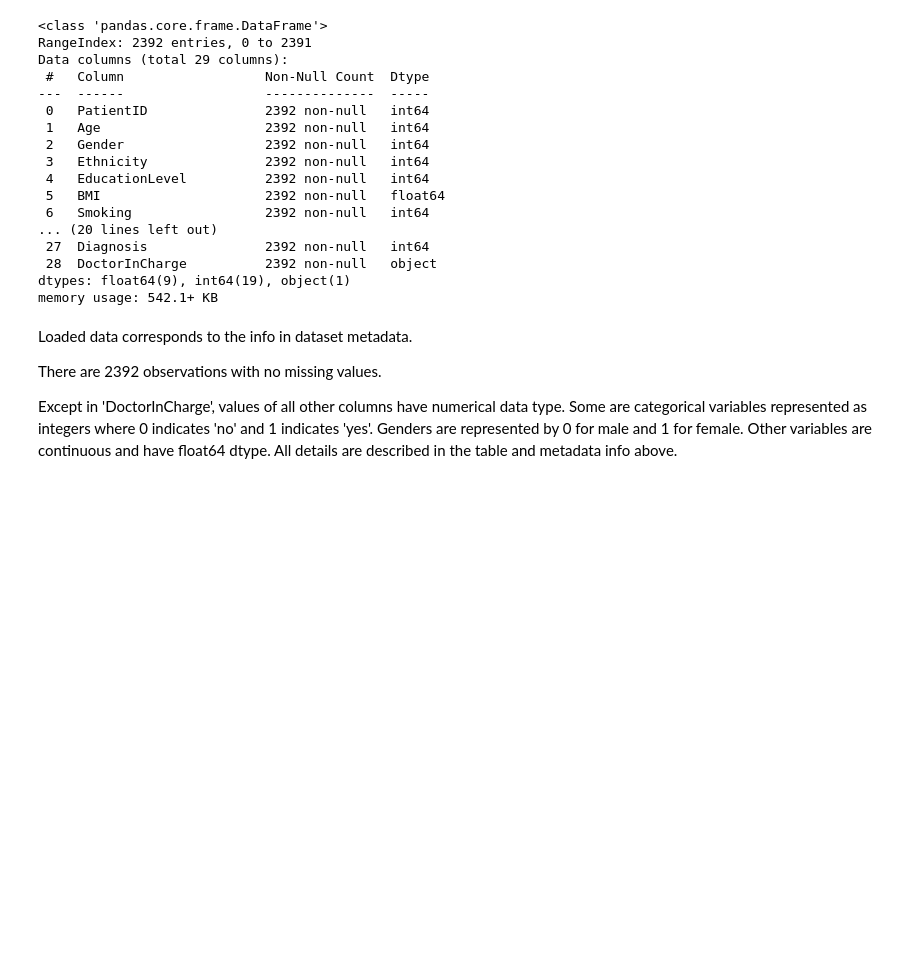
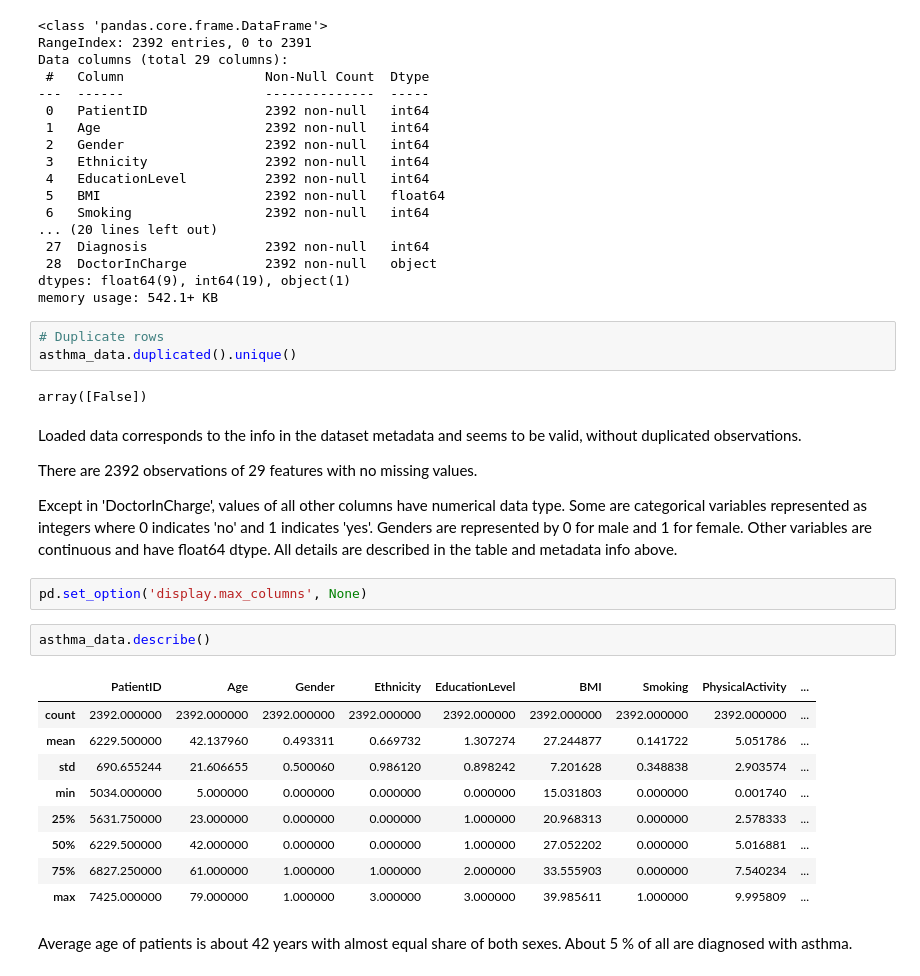
Before and after one commit to finarfin11/asthma-diagnosis, a Jupyter notebook: notebooks/dataset_exploration.ipynb, the cells around one changed output. Drawn from its saved outputs; the diff is of its cells as text; blank space fills up the shorter version.

```diff
--- a/notebooks/dataset_exploration.ipynb
+++ b/notebooks/dataset_exploration.ipynb
@@ -116,9 +116,30 @@ Data columns (total 29 columns):
  28  DoctorInCharge          2392 non-null   object
 dtypes: float64(9), int64(19), object(1)
 memory usage: 542.1+ KB
+# %%
+# Duplicate rows
+asthma_data.duplicated().unique()
+# %% [output]
+array([False])
 # %% [markdown]
-Loaded data corresponds to the info in dataset metadata.
+Loaded data corresponds to the info in the dataset metadata and seems to be valid, without duplicated observations.
 
-There are 2392 observations with no missing values.
+There are 2392 observations of 29 features with no missing values.
 
 Except in 'DoctorInCharge', values of all other columns have numerical data type. Some are categorical variables represented as integers where 0 indicates 'no' and 1 indicates 'yes'. Genders are represented by 0 for male and 1 for female. Other variables are continuous and have float64 dtype. All details are described in the table and metadata info above.
+# %%
+pd.set_option('display.max_columns', None)
+# %%
+asthma_data.describe()
+# %% [output]
+|  | PatientID | Age | Gender | Ethnicity | EducationLevel | BMI | Smoking | PhysicalActivity | ... |
+| count | 2392.000000 | 2392.000000 | 2392.000000 | 2392.000000 | 2392.000000 | 2392.000000 | 2392.000000 | 2392.000000 | ... |
+| mean | 6229.500000 | 42.137960 | 0.493311 | 0.669732 | 1.307274 | 27.244877 | 0.141722 | 5.051786 | ... |
+| std | 690.655244 | 21.606655 | 0.500060 | 0.986120 | 0.898242 | 7.201628 | 0.348838 | 2.903574 | ... |
+| min | 5034.000000 | 5.000000 | 0.000000 | 0.000000 | 0.000000 | 15.031803 | 0.000000 | 0.001740 | ... |
+| 25% | 5631.750000 | 23.000000 | 0.000000 | 0.000000 | 1.000000 | 20.968313 | 0.000000 | 2.578333 | ... |
+| 50% | 6229.500000 | 42.000000 | 0.000000 | 0.000000 | 1.000000 | 27.052202 | 0.000000 | 5.016881 | ... |
+| 75% | 6827.250000 | 61.000000 | 1.000000 | 1.000000 | 2.000000 | 33.555903 | 0.000000 | 7.540234 | ... |
+| max | 7425.000000 | 79.000000 | 1.000000 | 3.000000 | 3.000000 | 39.985611 | 1.000000 | 9.995809 | ... |
+# %% [markdown]
+Average age of patients is about 42 years with almost equal share of both sexes. About 5 % of all are diagnosed with asthma.
```
Also changed, not shown: 5 other files.
